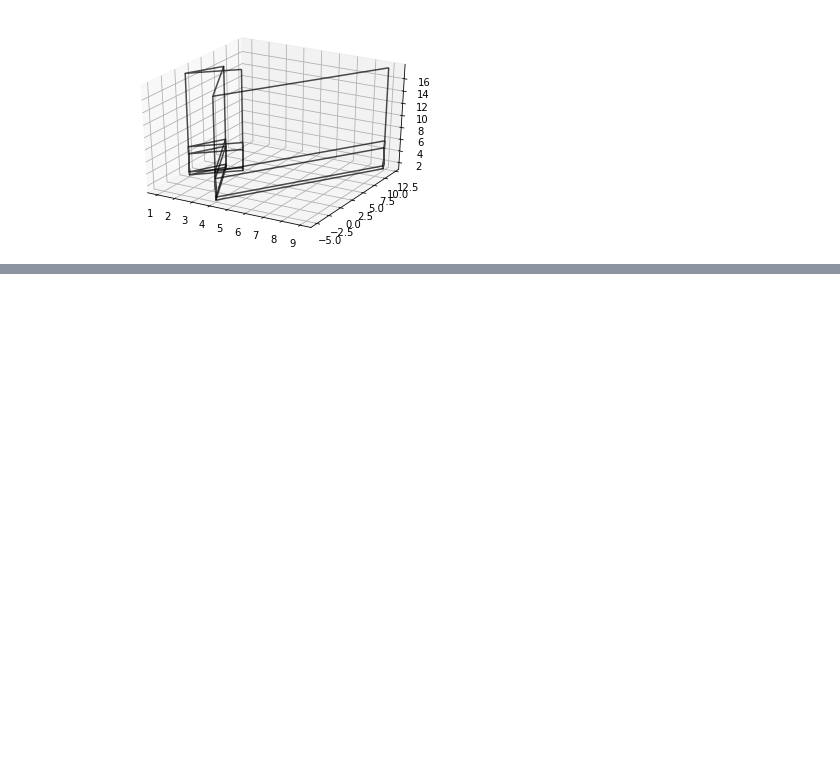
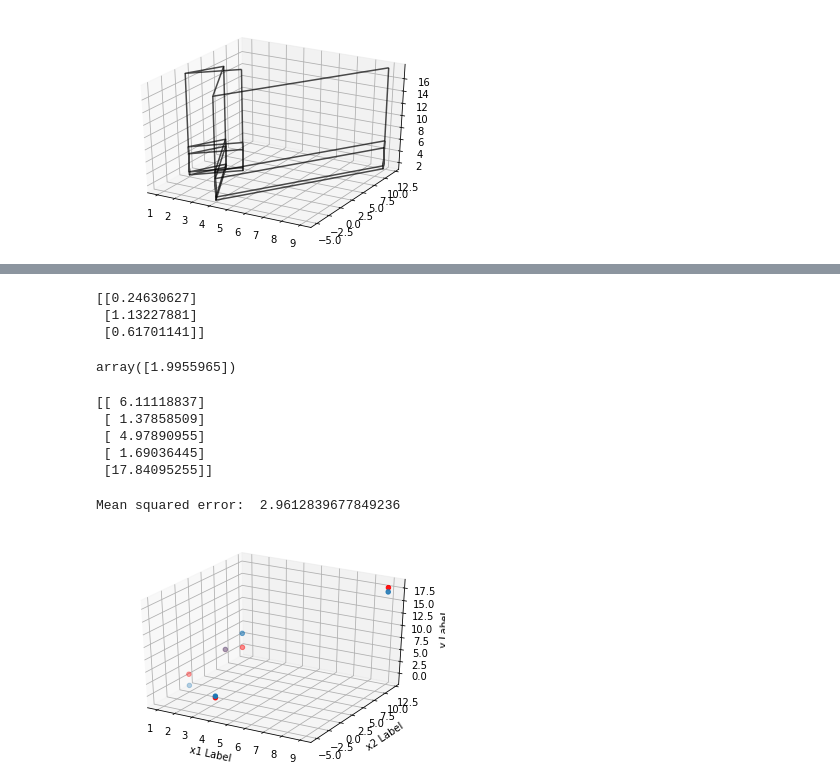
Before and after one commit to felixjohanlehmann/Data-Science, a Jupyter notebook: Linear_regression.ipynb, the cells around one changed output, grey strips where cells are left out. Cells and saved outputs as stored; diff of their text form; code cells hidden in the pictures; blank space fills up the shorter version.

```diff
--- a/Linear_regression.ipynb
+++ b/Linear_regression.ipynb
@@ -130,0 +138,60 @@ ax.hold(True)
+# %%
+X = array([
+[1, 3, 4],
+[1, 1, 0],
+[1, 2, 4],
+[1, 4, -5],
+[1, 9, 12],
+])
+
+y = array([
+[9],
+[-1],
+[5],
+[2],
+[17],
+])
+# %%
+# linear least squares
+b = inv(X.T.dot(X)).dot(X.T).dot(y)
+
+print(b)
+# %% [output]
+[[0.24630627]
+ [1.13227881]
+ [0.61701141]]
+# %%
+sum(b)
+# %% [output]
+array([1.9955965])
+# %%
+# predict using coefficients
+yhat = X.dot(b)
+# plot data and predictions
+print(yhat)
+# %% [output]
+[[ 6.11118837]
+ [ 1.37858509]
+ [ 4.97890955]
+ [ 1.69036445]
+ [17.84095255]]
+# %%
+mse = mean_squared_error(y, yhat)
+print("Mean squared error: ", mse)
+# %% [output]
+Mean squared error:  2.9612839677849236
+# %%
+fig = plt.figure()
+ax = fig.add_subplot(111, projection='3d')
+
+ax.scatter(X[:,1], X[:,2], y)
+
+ax.scatter(X[:,1], X[:,2], yhat, color = "r")
+
+ax.set_xlabel('x1 Label')
+ax.set_ylabel('x2 Label')
+ax.set_zlabel('y Label')
+
+plt.show()
+# %% [output]
+[figure, added]
```
Also changed, not shown: parts of 5 cells of this notebook.
